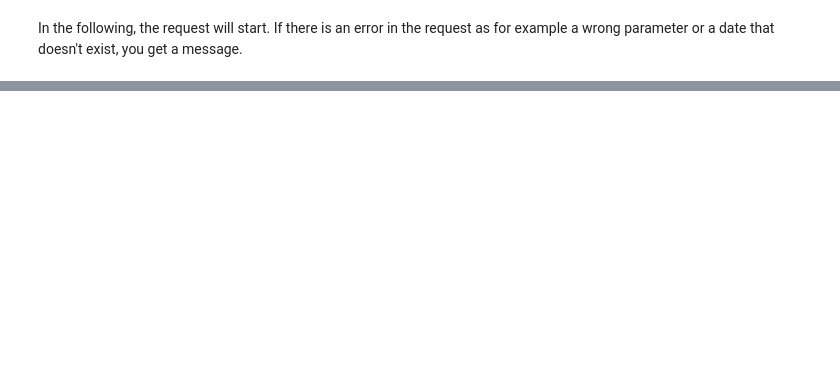
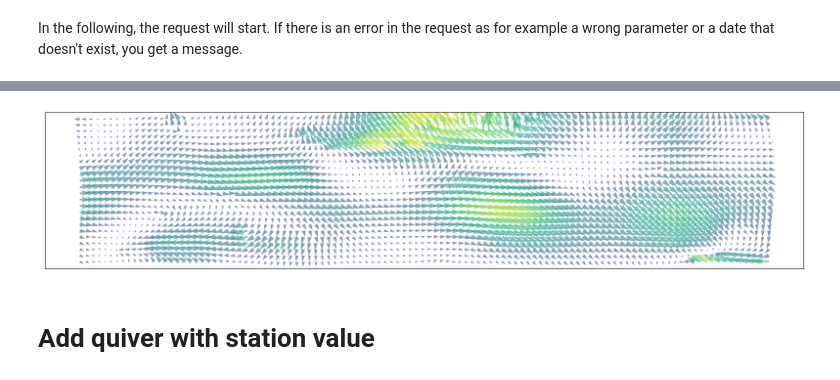
Before and after one commit to SchabiDesigns/meteomatics-api, a Jupyter notebook: examples/notebooks/02_Grid.ipynb, the cells around one changed output, grey strips where cells are left out. Saved outputs shown, nothing was run; the diff lists cells and outputs as text; code cells hidden in the pictures; blank space fills up the shorter version.

```diff
--- a/examples/notebooks/02_Grid.ipynb
+++ b/examples/notebooks/02_Grid.ipynb
@@ -67,0 +109,10 @@ NameError: name 'df_grid' is not defined
+# %%
+parameter_grid = "wind_speed_10m:kmh"
+# %%
+print("speed:")
+try:
+    df_grid_speed = api.query_grid(startdate=startdate_grid, parameter_grid=parameter_grid, lat_N=lat_N, lon_W=lon_W, lat_S=lat_S, lon_E=lon_E, res_lat=res_lat, res_lon=res_lon,
+                             username=username, password=password)
+    print (df_grid_speed.head())
+except Exception as e:
+    print("Failed, the exception is {}".format(e))
@@ -67,0 +137,14 @@ NameError: name 'df_grid' is not defined
+# %%
+u_speed = u * df_grid_speed
+v_speed = v * df_grid_speed
+# %%
+fig, ax = plt.subplots(figsize=(20,7))
+ax.quiver(X,Y,u_speed,v_speed,df_grid_speed,alpha=0.6)
+
+ax.xaxis.set_ticks([])
+ax.yaxis.set_ticks([])
+ax.set_aspect('equal')
+# %% [output]
+[figure, added]
+# %% [markdown]
+# Add quiver with station value
```
Also changed, not shown: parts of 24 cells of this notebook, 27 other files.
